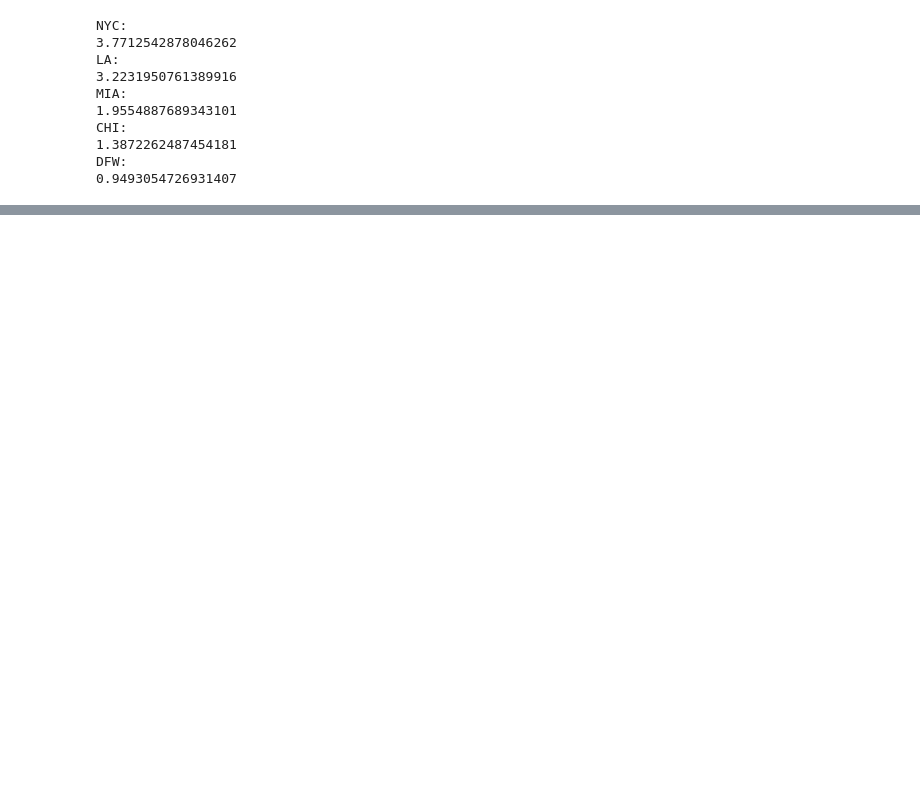
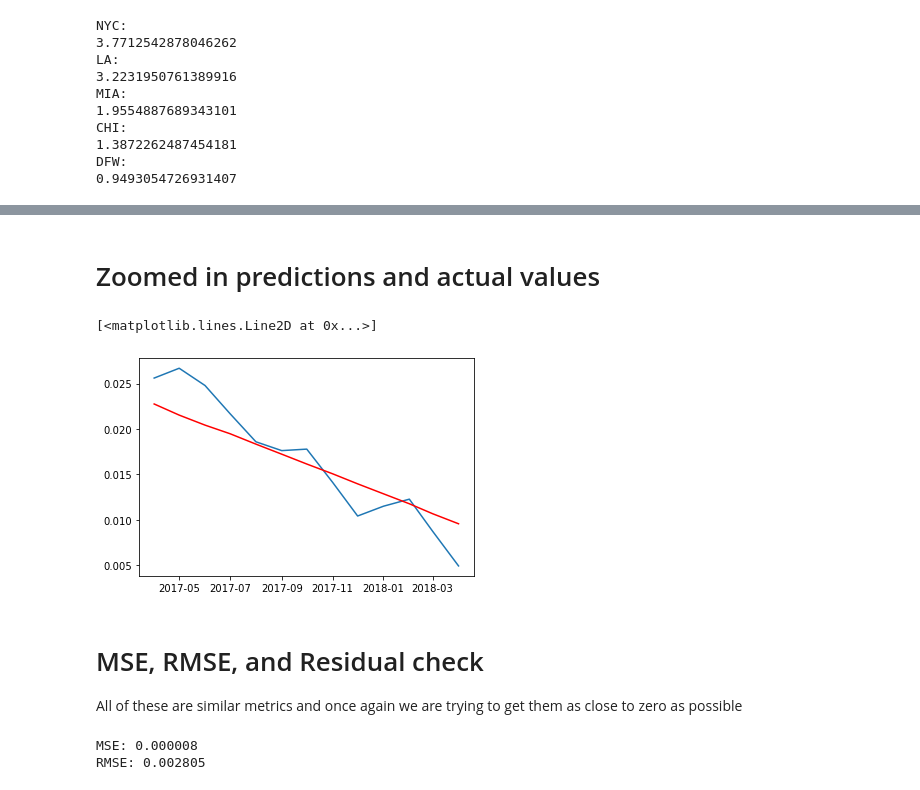
Before and after one commit to sarahadamsjack/time-series, a Jupyter notebook: final.ipynb, the cells around one changed output, grey strips where cells are left out. Drawn from its saved outputs; the diff is of its cells as text; code cells hidden in the pictures; blank space fills up the shorter version.

```diff
--- a/final.ipynb
+++ b/final.ipynb
@@ -285,0 +317,23 @@ mean_squared_error(train_nyc, test_nyc)
+# %% [markdown]
+# Zoomed in predictions and actual values
+# %%
+#zoomed in pred and value
+plt.plot(test)
+plt.plot(pred_nyc, color= 'red')
+# %% [output]
+[<matplotlib.lines.Line2D at 0x...>]
+[figure, added]
+# %% [markdown]
+# MSE, RMSE, and Residual check
+All of these are similar metrics and once again we are trying to get them as close to zero as possible
+# %%
+#MSE and RMSE check
+expected = test
+predictions = pred_nyc
+mse = mean_squared_error(expected, predictions)
+rmse = sqrt(mse)
+print('MSE: %f' % mse)
+print('RMSE: %f' % rmse)
+# %% [output]
+MSE: 0.000008
+RMSE: 0.002805
```
Also changed, not shown: parts of 94 cells of this notebook, 3 other files.
